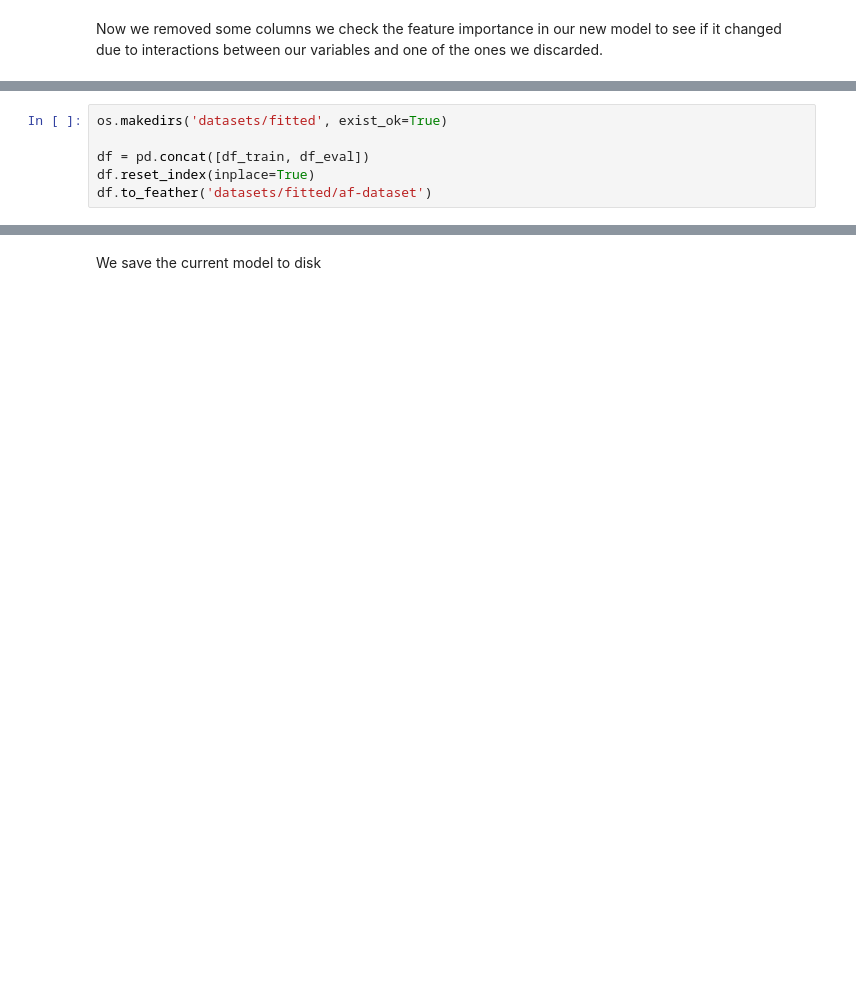
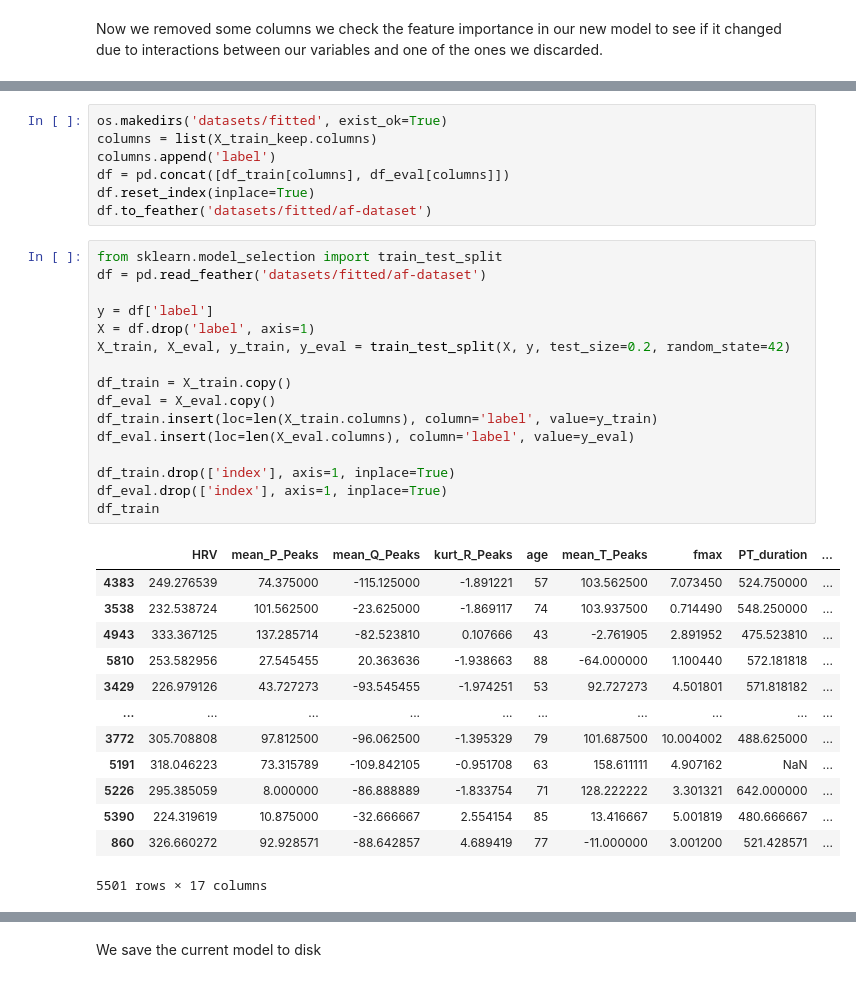
Before and after one commit to tomiambro/phys2020Classifier, a Jupyter notebook: AFDetection.ipynb, the cells around one changed output, grey strips where cells are left out. Cells and saved outputs as stored; diff of their text form; blank space fills up the shorter version.

```diff
--- a/AFDetection.ipynb
+++ b/AFDetection.ipynb
@@ -387,6 +387,37 @@ Let's save the current dataset
 # %%
 os.makedirs('datasets/fitted', exist_ok=True)
-
-df = pd.concat([df_train, df_eval])
+columns = list(X_train_keep.columns)
+columns.append('label')
+df = pd.concat([df_train[columns], df_eval[columns]])
 df.reset_index(inplace=True)
 df.to_feather('datasets/fitted/af-dataset')
+# %%
+from sklearn.model_selection import train_test_split
+df = pd.read_feather('datasets/fitted/af-dataset')
+
+y = df['label']
+X = df.drop('label', axis=1)
+X_train, X_eval, y_train, y_eval = train_test_split(X, y, test_size=0.2, random_state=42)
+
+df_train = X_train.copy()
+df_eval = X_eval.copy()
+df_train.insert(loc=len(X_train.columns), column='label', value=y_train)
+df_eval.insert(loc=len(X_eval.columns), column='label', value=y_eval)
+
+df_train.drop(['index'], axis=1, inplace=True)
+df_eval.drop(['index'], axis=1, inplace=True)
+df_train
+# %% [output]
+|  | HRV | mean_P_Peaks | mean_Q_Peaks | kurt_R_Peaks | age | mean_T_Peaks | fmax | PT_duration | ... |
+| 4383 | 249.276539 | 74.375000 | -115.125000 | -1.891221 | 57 | 103.562500 | 7.073450 | 524.750000 | ... |
+| 3538 | 232.538724 | 101.562500 | -23.625000 | -1.869117 | 74 | 103.937500 | 0.714490 | 548.250000 | ... |
+| 4943 | 333.367125 | 137.285714 | -82.523810 | 0.107666 | 43 | -2.761905 | 2.891952 | 475.523810 | ... |
+| 5810 | 253.582956 | 27.545455 | 20.363636 | -1.938663 | 88 | -64.000000 | 1.100440 | 572.181818 | ... |
+| 3429 | 226.979126 | 43.727273 | -93.545455 | -1.974251 | 53 | 92.727273 | 4.501801 | 571.818182 | ... |
+| ... | ... | ... | ... | ... | ... | ... | ... | ... | ... |
+| 3772 | 305.708808 | 97.812500 | -96.062500 | -1.395329 | 79 | 101.687500 | 10.004002 | 488.625000 | ... |
+| 5191 | 318.046223 | 73.315789 | -109.842105 | -0.951708 | 63 | 158.611111 | 4.907162 | NaN | ... |
+| 5226 | 295.385059 | 8.000000 | -86.888889 | -1.833754 | 71 | 128.222222 | 3.301321 | 642.000000 | ... |
+| 5390 | 224.319619 | 10.875000 | -32.666667 | 2.554154 | 85 | 13.416667 | 5.001819 | 480.666667 | ... |
+| 860 | 326.660272 | 92.928571 | -88.642857 | 4.689419 | 77 | -11.000000 | 3.001200 | 521.428571 | ... |
+5501 rows × 17 columns
```
Also changed, not shown: parts of 23 cells of this notebook, 4 other files.
